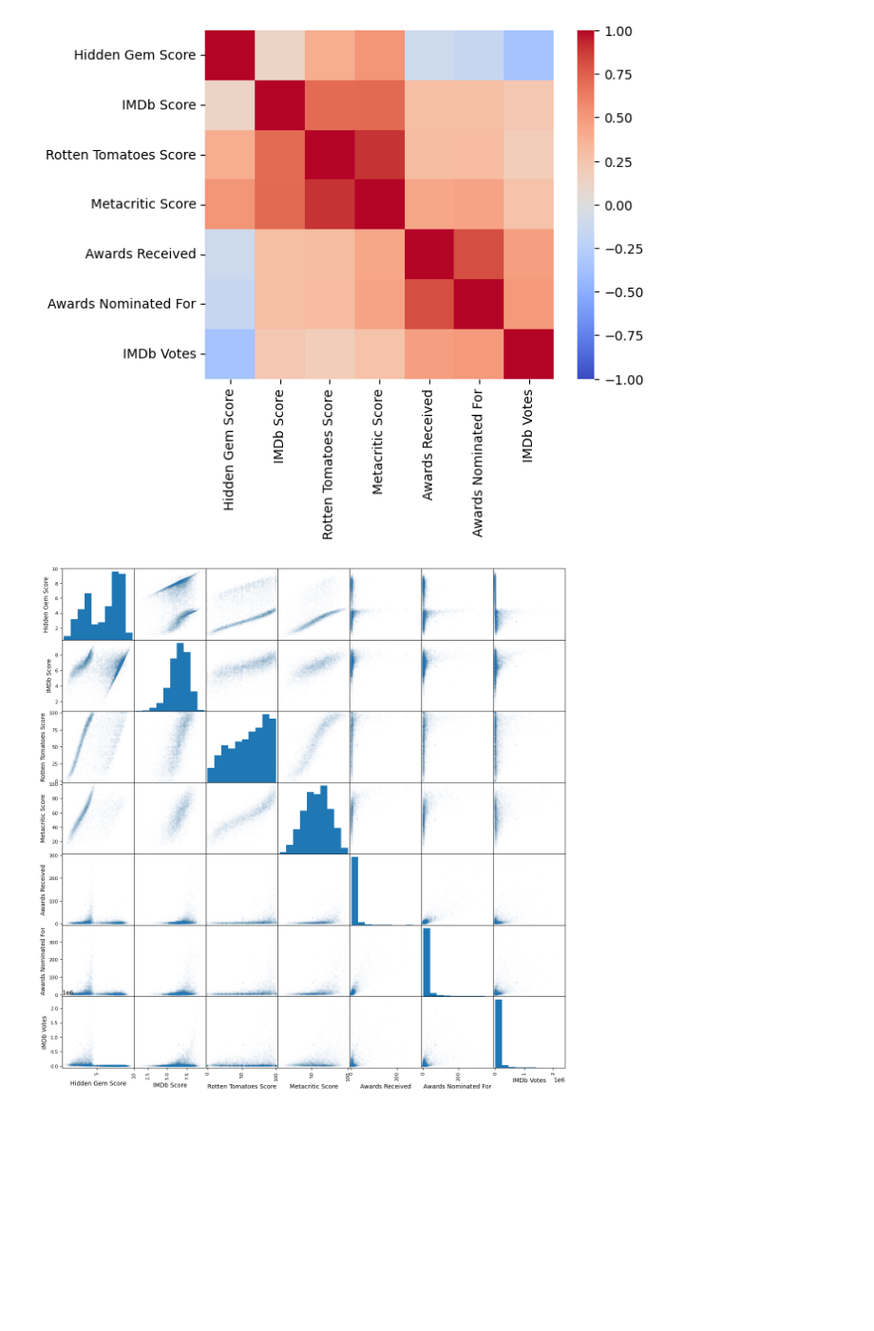
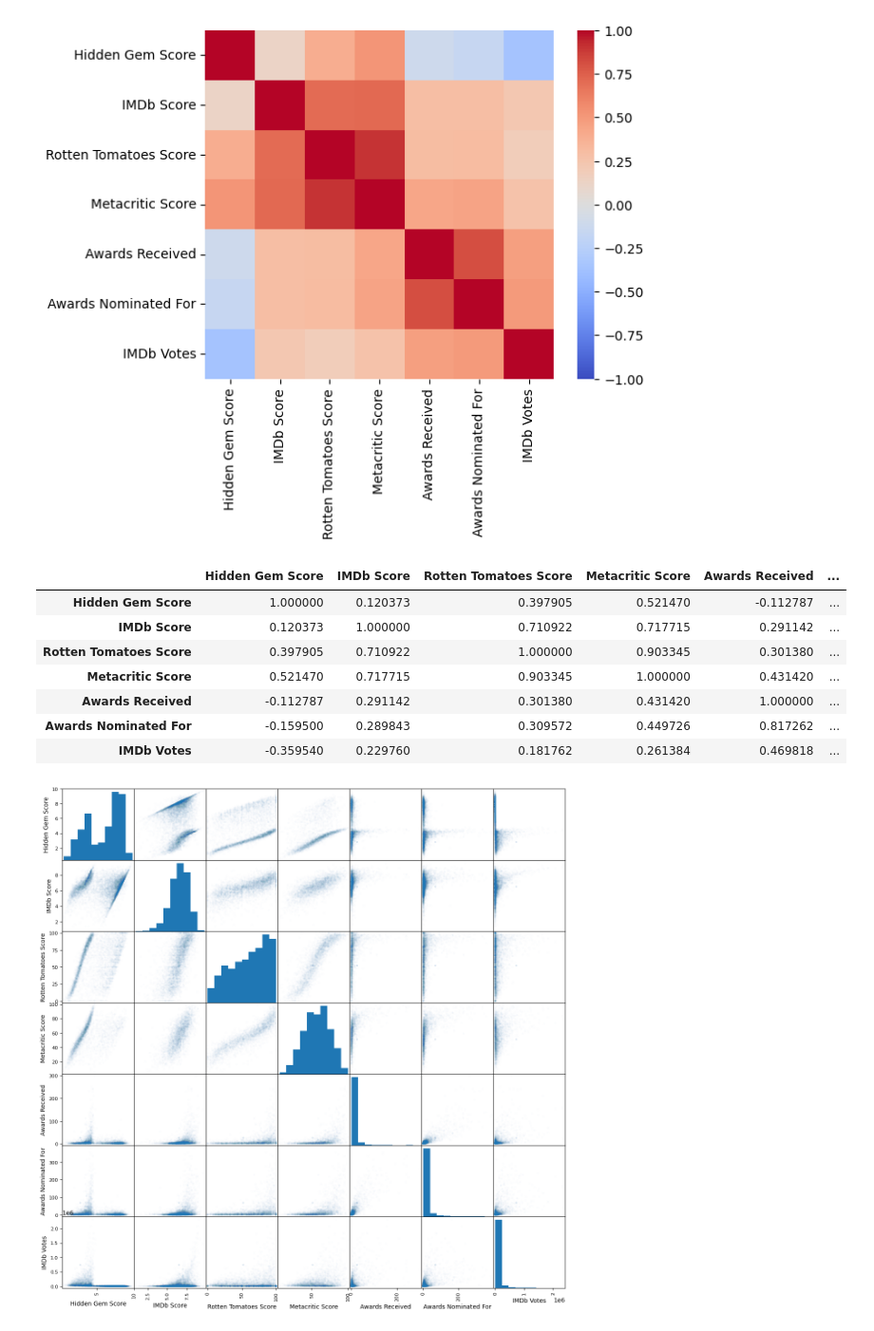
Before and after one commit to OlgaTyulkina/Machine_Learning, a Jupyter notebook: ML_Lab1.ipynb, the cells around one changed output. Shown at 95% size. Saved outputs shown, nothing was run; the diff lists cells and outputs as text; code cells hidden in the pictures; blank space fills up the shorter version.

```diff
--- a/ML_Lab1.ipynb
+++ b/ML_Lab1.ipynb
@@ -95,6 +95,17 @@ sns.heatmap(corr, square=True, fmt='.2f', vmin=-1, vmax=1, cmap='coolwarm')
 # %% [output]
 <Axes: >
 [figure]
+# %%
+corr
+# %% [output]
+|  | Hidden Gem Score | IMDb Score | Rotten Tomatoes Score | Metacritic Score | Awards Received | ... |
+| Hidden Gem Score | 1.000000 | 0.120373 | 0.397905 | 0.521470 | -0.112787 | ... |
+| IMDb Score | 0.120373 | 1.000000 | 0.710922 | 0.717715 | 0.291142 | ... |
+| Rotten Tomatoes Score | 0.397905 | 0.710922 | 1.000000 | 0.903345 | 0.301380 | ... |
+| Metacritic Score | 0.521470 | 0.717715 | 0.903345 | 1.000000 | 0.431420 | ... |
+| Awards Received | -0.112787 | 0.291142 | 0.301380 | 0.431420 | 1.000000 | ... |
+| Awards Nominated For | -0.159500 | 0.289843 | 0.309572 | 0.449726 | 0.817262 | ... |
+| IMDb Votes | -0.359540 | 0.229760 | 0.181762 | 0.261384 | 0.469818 | ... |
 # %%
 pd.plotting.scatter_matrix(data, alpha = .01, figsize = (15, 15))
 pass
```
Also changed, not shown: parts of 12 cells of this notebook.
